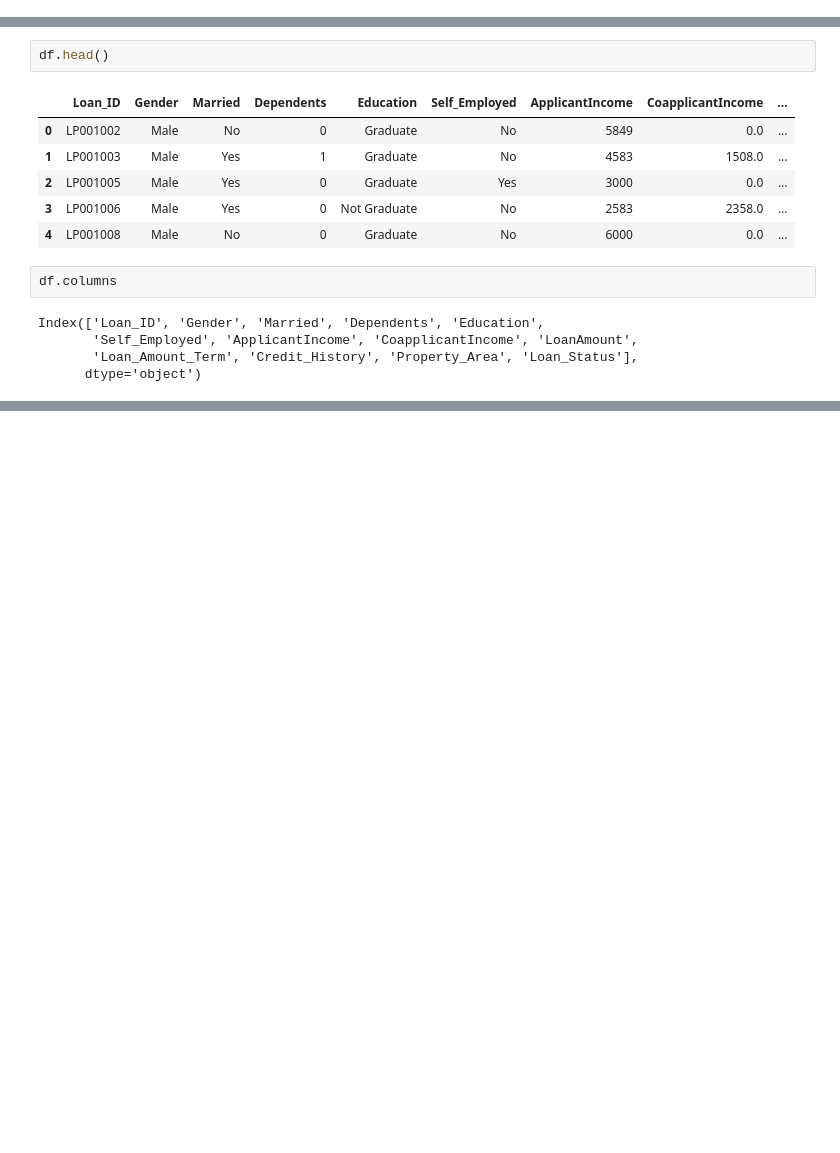
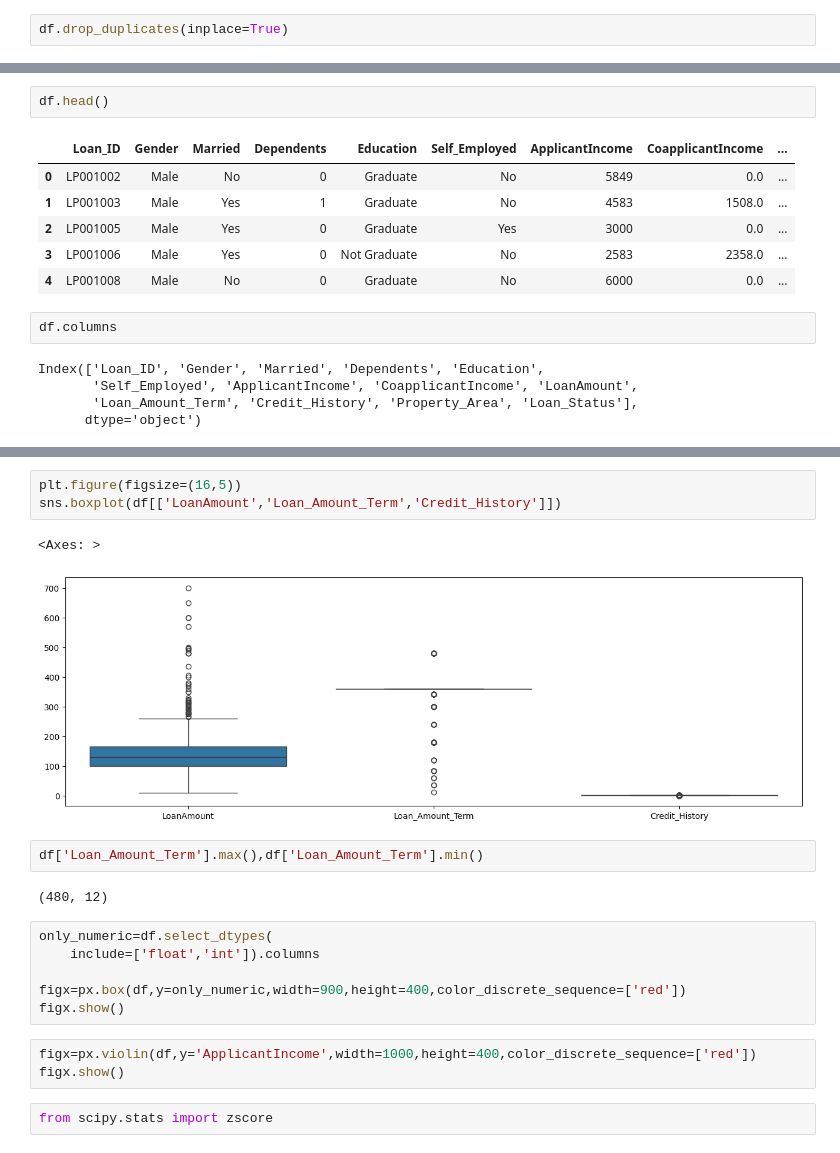
Before and after one commit to Dej97/PROJECTS, a Jupyter notebook: Loan-Approval-Prediction.ipynb, the cells around one changed output, grey strips where cells are left out. Saved outputs shown, nothing was run; the diff lists cells and outputs as text; blank space fills up the shorter version.

```diff
--- a/Loan-Approval-Prediction.ipynb
+++ b/Loan-Approval-Prediction.ipynb
@@ -12,6 +12,8 @@ df.head()
 | 2 | LP001005 | Male | Yes | 0 | Graduate | Yes | 3000 | 0.0 | ... |
 | 3 | LP001006 | Male | Yes | 0 | Not Graduate | No | 2583 | 2358.0 | ... |
 | 4 | LP001008 | Male | No | 0 | Graduate | No | 6000 | 0.0 | ... |
+# %%
+df.drop_duplicates(inplace=True)
 # %%
 df.info()
 # %% [output]
@@ -215,0 +235,21 @@ fig.show()
+# %%
+plt.figure(figsize=(16,5))
+sns.boxplot(df[['LoanAmount','Loan_Amount_Term','Credit_History']])
+# %% [output]
+<Axes: >
+[figure, added]
+# %%
+df['Loan_Amount_Term'].max(),df['Loan_Amount_Term'].min()
+# %% [output]
+(480, 12)
+# %%
+only_numeric=df.select_dtypes(
+    include=['float','int']).columns
+
+figx=px.box(df,y=only_numeric,width=900,height=400,color_discrete_sequence=['red'])
+figx.show()
+# %%
+figx=px.violin(df,y='ApplicantIncome',width=1000,height=400,color_discrete_sequence=['red'])
+figx.show()
+# %%
+from scipy.stats import zscore
```
Also changed, not shown: parts of 7 cells of this notebook.
